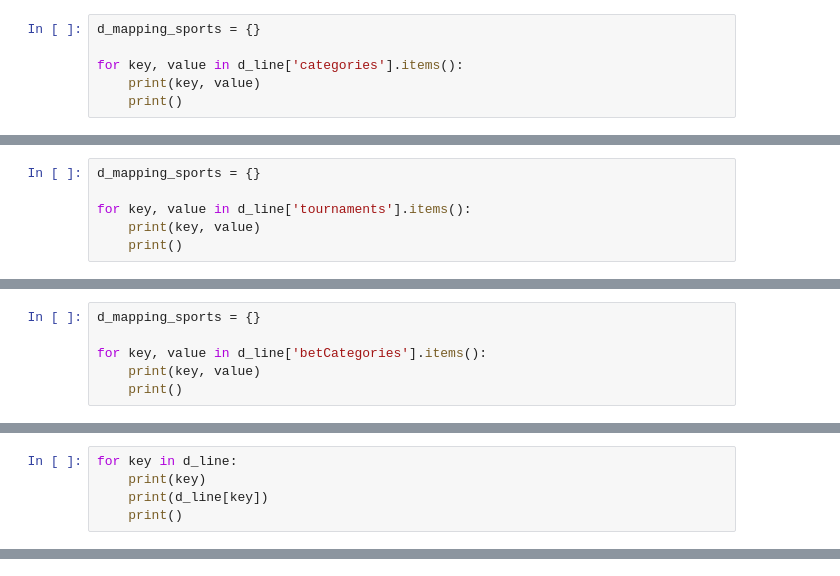
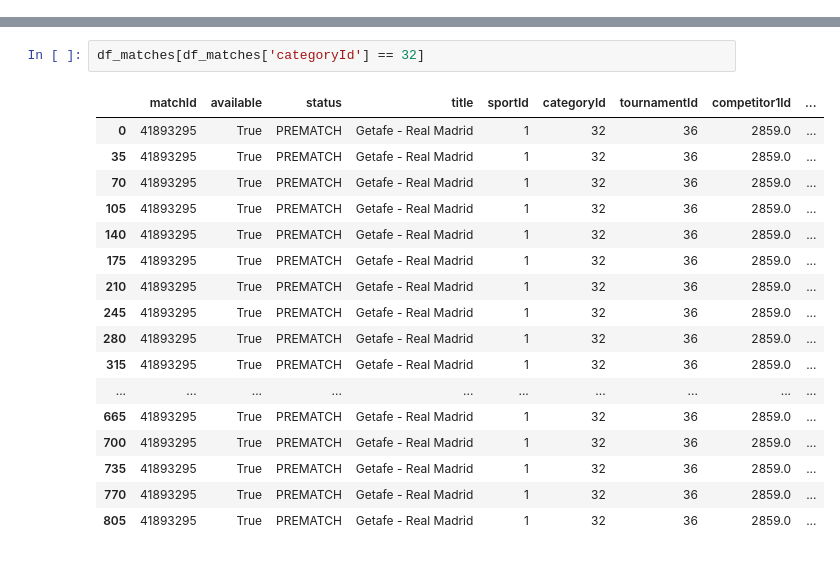
Before and after one commit to alexandreduhamel/betscrap, a Jupyter notebook: notebooks/winamax.ipynb, the cells around one changed output, grey strips where cells are left out. Drawn from its saved outputs; the diff is of its cells as text.

```diff
--- a/notebooks/winamax.ipynb
+++ b/notebooks/winamax.ipynb
@@ -149,6 +0,0 @@ for key, value in d_line['sports'].items():
-# %%
-d_mapping_sports = {}
-
-for key, value in d_line['categories'].items():
-    print(key, value)
-    print()
@@ -173,6 +0,0 @@ for key, value in d_line['categories'].items():
-# %%
-d_mapping_sports = {}
-
-for key, value in d_line['tournaments'].items():
-    print(key, value)
-    print()
@@ -197,6 +0,0 @@ for key, value in d_line['tournaments'].items():
-# %%
-d_mapping_sports = {}
-
-for key, value in d_line['betCategories'].items():
-    print(key, value)
-    print()
@@ -236,5 +0,0 @@ len(d_line['bets'])
-# %%
-for key in d_line:
-    print(key)
-    print(d_line[key])
-    print()
@@ -474,0 +223,20 @@ df_odds = pd.DataFrame.from_records(l_odds)
+# %%
+df_matches[df_matches['categoryId'] == 32]
+# %% [output]
+|  | matchId | available | status | title | sportId | categoryId | tournamentId | competitor1Id | ... |
+| 0 | 41893295 | True | PREMATCH | Getafe - Real Madrid | 1 | 32 | 36 | 2859.0 | ... |
+| 35 | 41893295 | True | PREMATCH | Getafe - Real Madrid | 1 | 32 | 36 | 2859.0 | ... |
+| 70 | 41893295 | True | PREMATCH | Getafe - Real Madrid | 1 | 32 | 36 | 2859.0 | ... |
+| 105 | 41893295 | True | PREMATCH | Getafe - Real Madrid | 1 | 32 | 36 | 2859.0 | ... |
+| 140 | 41893295 | True | PREMATCH | Getafe - Real Madrid | 1 | 32 | 36 | 2859.0 | ... |
+| 175 | 41893295 | True | PREMATCH | Getafe - Real Madrid | 1 | 32 | 36 | 2859.0 | ... |
+| 210 | 41893295 | True | PREMATCH | Getafe - Real Madrid | 1 | 32 | 36 | 2859.0 | ... |
+| 245 | 41893295 | True | PREMATCH | Getafe - Real Madrid | 1 | 32 | 36 | 2859.0 | ... |
+| 280 | 41893295 | True | PREMATCH | Getafe - Real Madrid | 1 | 32 | 36 | 2859.0 | ... |
+| 315 | 41893295 | True | PREMATCH | Getafe - Real Madrid | 1 | 32 | 36 | 2859.0 | ... |
+| ... | ... | ... | ... | ... | ... | ... | ... | ... | ... |
+| 665 | 41893295 | True | PREMATCH | Getafe - Real Madrid | 1 | 32 | 36 | 2859.0 | ... |
+| 700 | 41893295 | True | PREMATCH | Getafe - Real Madrid | 1 | 32 | 36 | 2859.0 | ... |
+| 735 | 41893295 | True | PREMATCH | Getafe - Real Madrid | 1 | 32 | 36 | 2859.0 | ... |
+| 770 | 41893295 | True | PREMATCH | Getafe - Real Madrid | 1 | 32 | 36 | 2859.0 | ... |
+| 805 | 41893295 | True | PREMATCH | Getafe - Real Madrid | 1 | 32 | 36 | 2859.0 | ... |
```
Also changed, not shown: parts of 48 cells of this notebook, 13 other files.
